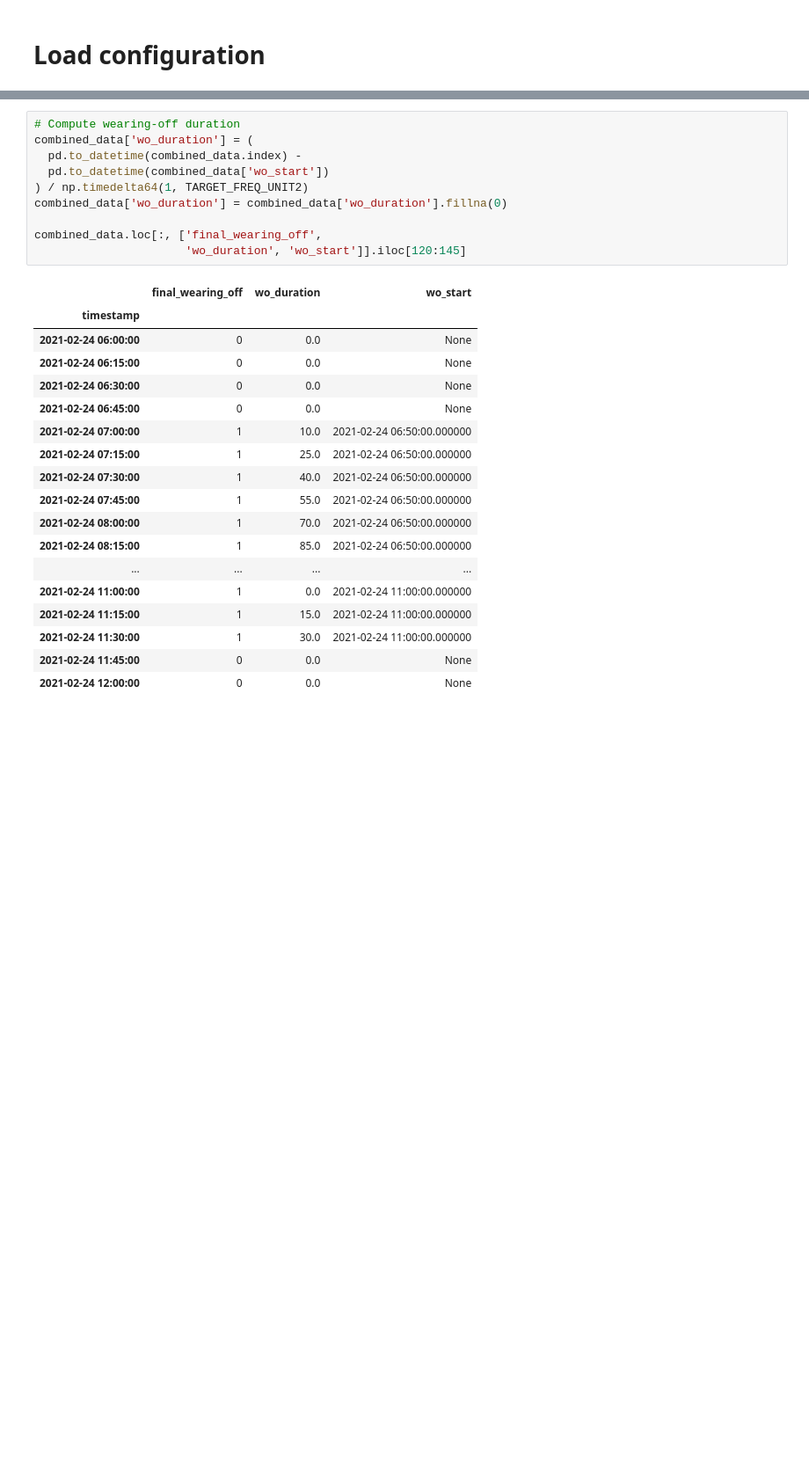
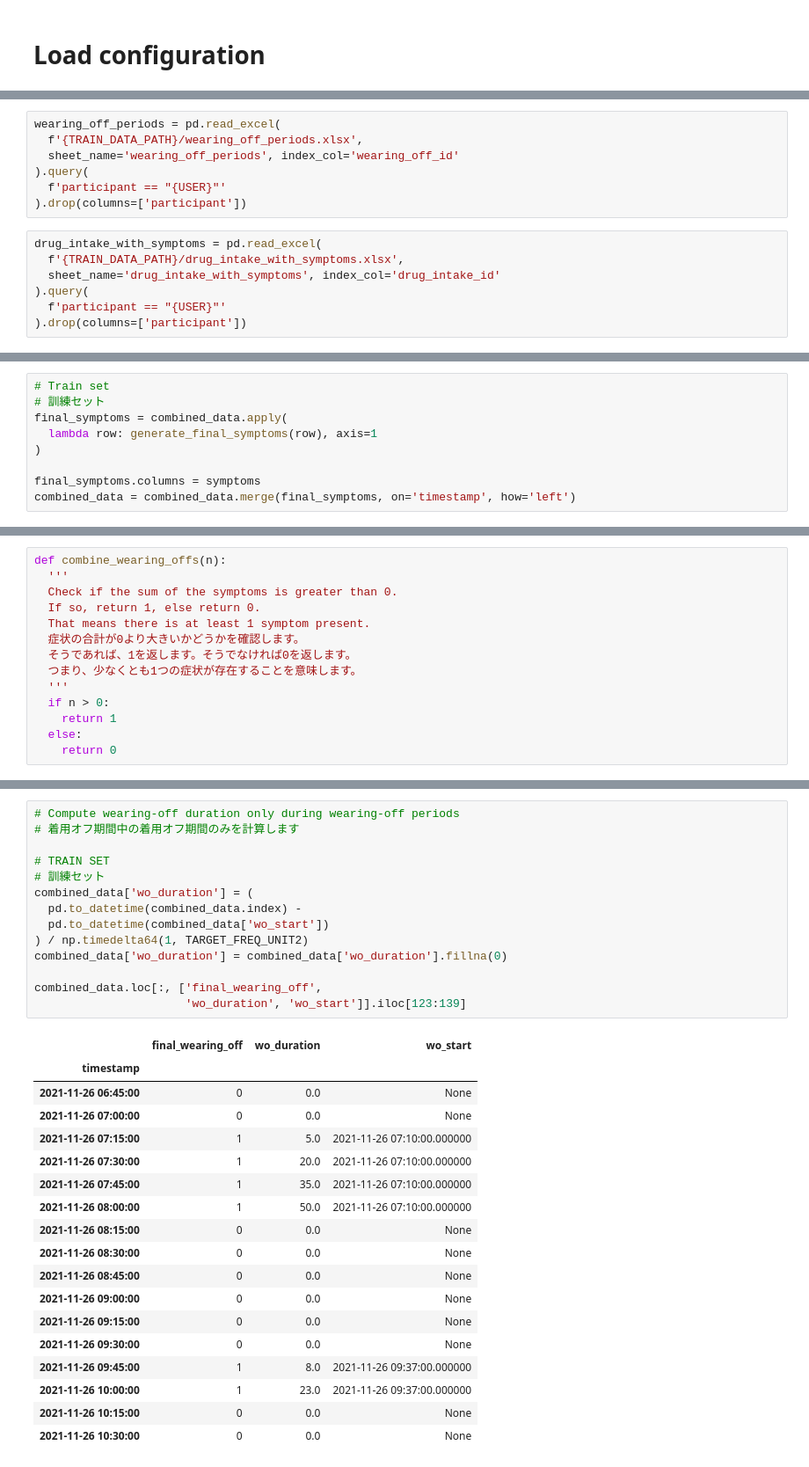
Before and after one commit to sozo-lab/abc2023-wearingoffchallenge, a Jupyter notebook: notebooks/1 - Processing.ipynb, the cells around one changed output, grey strips where cells are left out. Shown at 88% size. Drawn from its saved outputs; the diff is of its cells as text; blank space fills up the shorter version.

```diff
--- a/notebooks/1 - Processing.ipynb
+++ b/notebooks/1 - Processing.ipynb
@@ -508,0 +140,14 @@ combined_data["final_wearing_off"] = (
+# %%
+wearing_off_periods = pd.read_excel(
+  f'{TRAIN_DATA_PATH}/wearing_off_periods.xlsx',
+  sheet_name='wearing_off_periods', index_col='wearing_off_id'
+).query(
+  f'participant == "{USER}"'
+).drop(columns=['participant'])
+# %%
+drug_intake_with_symptoms = pd.read_excel(
+  f'{TRAIN_DATA_PATH}/drug_intake_with_symptoms.xlsx',
+  sheet_name='drug_intake_with_symptoms', index_col='drug_intake_id'
+).query(
+  f'participant == "{USER}"'
+).drop(columns=['participant'])
@@ -508,0 +768,9 @@ combined_data["final_wearing_off"] = (
+# %%
+# Train set
+# 訓練セット
+final_symptoms = combined_data.apply(
+  lambda row: generate_final_symptoms(row), axis=1
+)
+
+final_symptoms.columns = symptoms
+combined_data = combined_data.merge(final_symptoms, on='timestamp', how='left')
@@ -508,0 +779,14 @@ combined_data["final_wearing_off"] = (
+# %%
+def combine_wearing_offs(n):
+  '''
+  Check if the sum of the symptoms is greater than 0.
+  If so, return 1, else return 0.
+  That means there is at least 1 symptom present.
+  症状の合計が0より大きいかどうかを確認します。
+  そうであれば、1を返します。そうでなければ0を返します。
+  つまり、少なくとも1つの症状が存在することを意味します。
+  '''
+  if n > 0:
+    return 1
+  else:
+    return 0
@@ -547,29 +846,33 @@ Index(['heart_rate', 'steps', 'stress_score', 'awake', 'deep', 'light', 'rem',
 # %%
-# Compute wearing-off duration
+# Compute wearing-off duration only during wearing-off periods
+# 着用オフ期間中の着用オフ期間のみを計算します
+
+# TRAIN SET
+# 訓練セット
 combined_data['wo_duration'] = (
   pd.to_datetime(combined_data.index) -
   pd.to_datetime(combined_data['wo_start'])
 ) / np.timedelta64(1, TARGET_FREQ_UNIT2)
 combined_data['wo_duration'] = combined_data['wo_duration'].fillna(0)
 
 combined_data.loc[:, ['final_wearing_off',
-                      'wo_duration', 'wo_start']].iloc[120:145]
+                      'wo_duration', 'wo_start']].iloc[123:139]
 # %% [output]
 |  | final_wearing_off | wo_duration | wo_start |
 | timestamp |  |  |  |
-| 2021-02-24 06:00:00 | 0 | 0.0 | None |
-| 2021-02-24 06:15:00 | 0 | 0.0 | None |
-| 2021-02-24 06:30:00 | 0 | 0.0 | None |
-| 2021-02-24 06:45:00 | 0 | 0.0 | None |
-| 2021-02-24 07:00:00 | 1 | 10.0 | 2021-02-24 06:50:00.000000 |
-| 2021-02-24 07:15:00 | 1 | 25.0 | 2021-02-24 06:50:00.000000 |
-| 2021-02-24 07:30:00 | 1 | 40.0 | 2021-02-24 06:50:00.000000 |
-| 2021-02-24 07:45:00 | 1 | 55.0 | 2021-02-24 06:50:00.000000 |
-| 2021-02-24 08:00:00 | 1 | 70.0 | 2021-02-24 06:50:00.000000 |
-| 2021-02-24 08:15:00 | 1 | 85.0 | 2021-02-24 06:50:00.000000 |
-| ... | ... | ... | ... |
-| 2021-02-24 11:00:00 | 1 | 0.0 | 2021-02-24 11:00:00.000000 |
-| 2021-02-24 11:15:00 | 1 | 15.0 | 2021-02-24 11:00:00.000000 |
-| 2021-02-24 11:30:00 | 1 | 30.0 | 2021-02-24 11:00:00.000000 |
-| 2021-02-24 11:45:00 | 0 | 0.0 | None |
-| 2021-02-24 12:00:00 | 0 | 0.0 | None |
+| 2021-11-26 06:45:00 | 0 | 0.0 | None |
+| 2021-11-26 07:00:00 | 0 | 0.0 | None |
+| 2021-11-26 07:15:00 | 1 | 5.0 | 2021-11-26 07:10:00.000000 |
+| 2021-11-26 07:30:00 | 1 | 20.0 | 2021-11-26 07:10:00.000000 |
+| 2021-11-26 07:45:00 | 1 | 35.0 | 2021-11-26 07:10:00.000000 |
+| 2021-11-26 08:00:00 | 1 | 50.0 | 2021-11-26 07:10:00.000000 |
+| 2021-11-26 08:15:00 | 0 | 0.0 | None |
+| 2021-11-26 08:30:00 | 0 | 0.0 | None |
+| 2021-11-26 08:45:00 | 0 | 0.0 | None |
+| 2021-11-26 09:00:00 | 0 | 0.0 | None |
+| 2021-11-26 09:15:00 | 0 | 0.0 | None |
+| 2021-11-26 09:30:00 | 0 | 0.0 | None |
+| 2021-11-26 09:45:00 | 1 | 8.0 | 2021-11-26 09:37:00.000000 |
+| 2021-11-26 10:00:00 | 1 | 23.0 | 2021-11-26 09:37:00.000000 |
+| 2021-11-26 10:15:00 | 0 | 0.0 | None |
+| 2021-11-26 10:30:00 | 0 | 0.0 | None |
```
Also changed, not shown: parts of 81 cells of this notebook, 30 other files.
